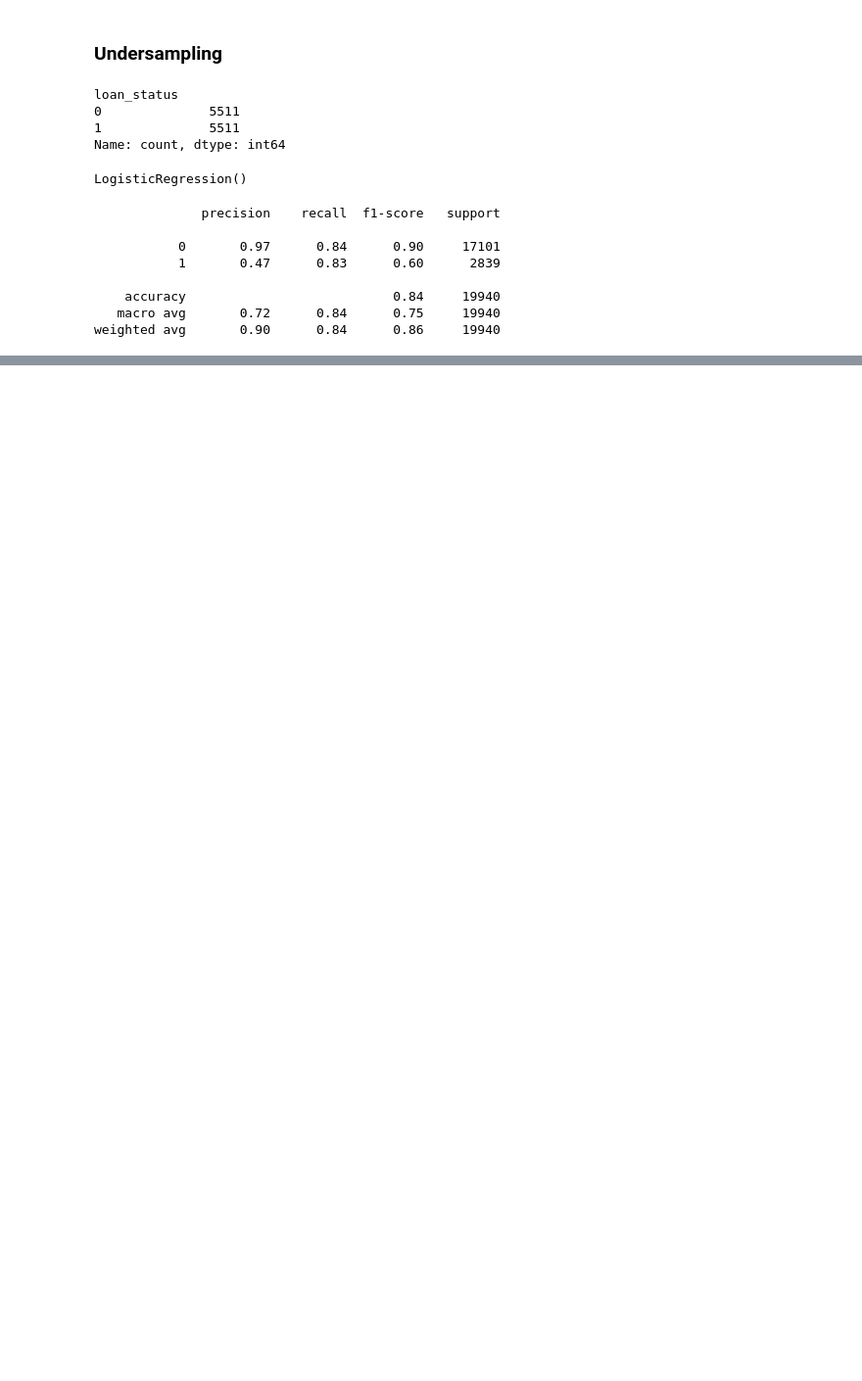
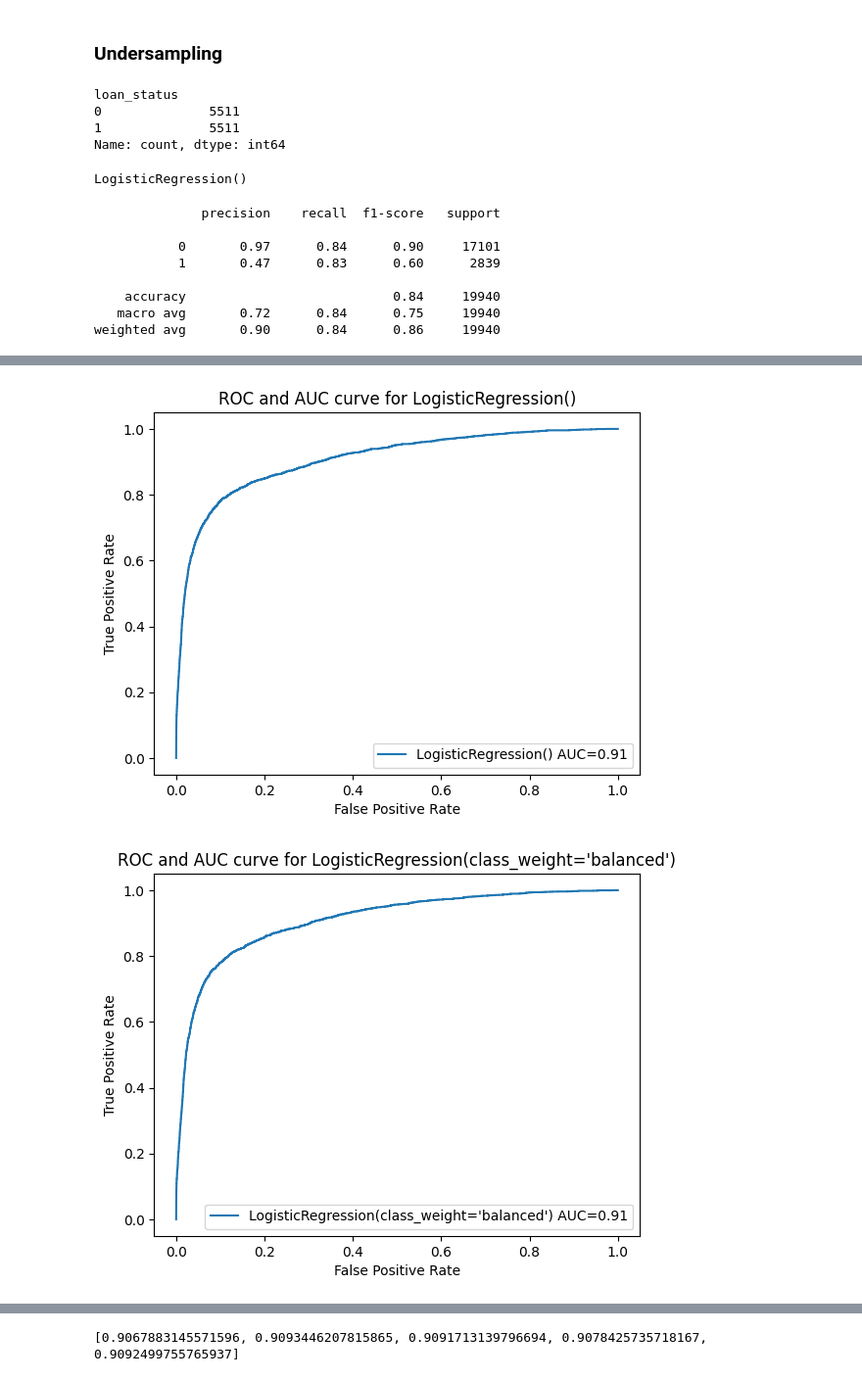
Before and after one commit to PrarthanaShende/Machine-Learning, a Jupyter notebook: Imbalanced Data/Imbalanced Data.ipynb, the cells around one changed output, grey strips where cells are left out. Shown at 98% size. Drawn from its saved outputs; the diff is of its cells as text; code cells hidden in the pictures; blank space fills up the shorter version.

```diff
--- a/Imbalanced Data/Imbalanced Data.ipynb
+++ b/Imbalanced Data/Imbalanced Data.ipynb
@@ -349,0 +367,19 @@ weighted avg       0.90      0.84      0.86     19940
+# %%
+# create a list of all the models
+models = [model1,model2,model3,model4,model5]
+auc_scores = []
+
+for model in models:
+    y_pred_proba =model.predict_proba(xtest)[:,1] #get probability for the positive class
+    fpr,tpr,thresholds = roc_curve(ytest,y_pred_proba )
+    roc_auc_score = auc(fpr,tpr) #Main auc score for each model
+    auc_scores.append(roc_auc_score)
+    plt.plot (fpr,tpr,label=f'{model} AUC={roc_auc_score:.2f}')
+    plt.xlabel('False Positive Rate')
+    plt.ylabel('True Positive Rate')
+    plt.title(f'ROC and AUC curve for {model}')
+    plt.legend()
+    plt.show()
+# %% [output]
+[figure, added]
+[figure, added]
@@ -349,0 +389,4 @@ weighted avg       0.90      0.84      0.86     19940
+# %%
+print(auc_scores)
+# %% [output]
+[0.9067883145571596, 0.9093446207815865, 0.9091713139796694, 0.9078425735718167, 0.9092499755765937]
```
Also changed, not shown: parts of 3 cells of this notebook.
